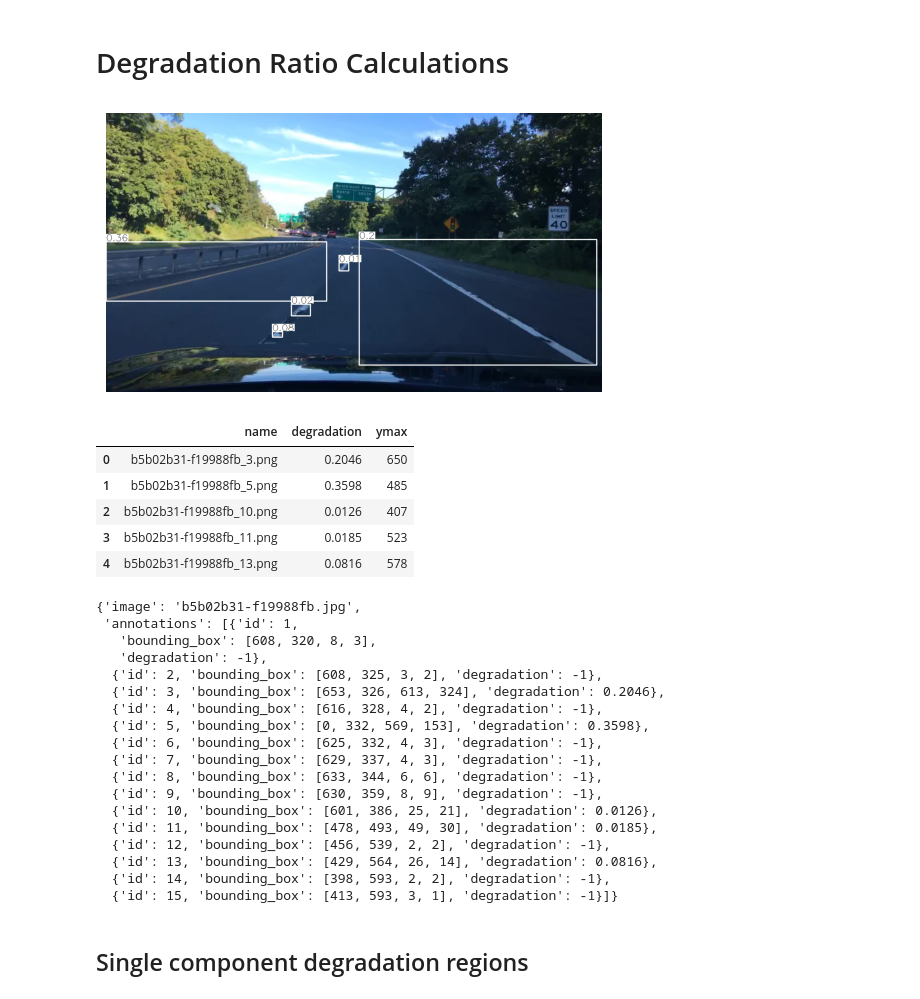
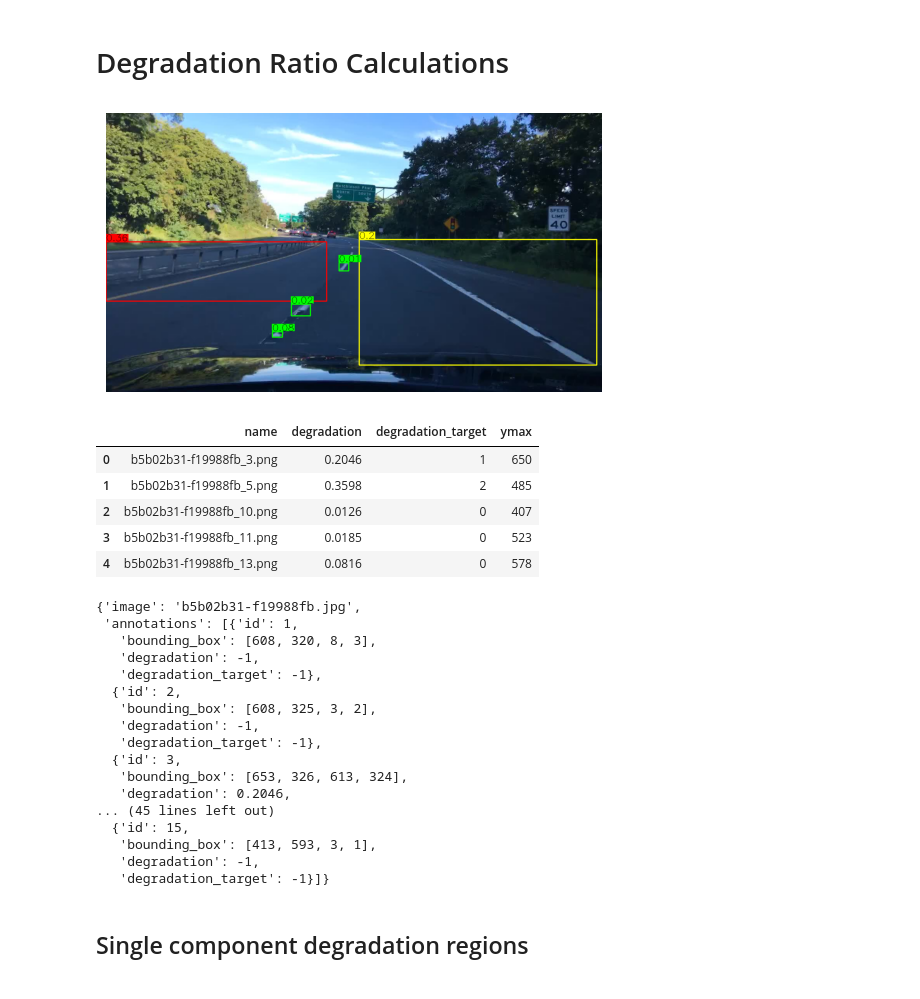
Before and after one commit to dfenny/LaneQ, a Jupyter notebook: degradation_calculation/degradation_labeling_v2.ipynb, the cells around one changed output. Drawn from its saved outputs; the diff is of its cells as text; code cells hidden in the pictures.

Commit message:
code updated to add degradation class

```diff
--- a/degradation_calculation/degradation_labeling_v2.ipynb
+++ b/degradation_calculation/degradation_labeling_v2.ipynb
@@ -58,6 +58,12 @@ component_len_limit = 100     # length of a lane above which degradatrion needs
 bin_length = 80               # length of a single part
 relax_threshold = 0.05        # percentage of the calculated threshold to reduce to relax the good pixel creterion
 
+# target class threshold bins
+degradation_threshold_bins = [0, 0.15, 0.3, 1]
+
+# class colors
+_color_map = {0: (0, 255, 0), 1: (255, 255, 0), 2: (255, 0, 0)}
+
 mask_name = ".".join(filename.split(".")[:-1]) + ".png"
 # %%
 # ensure all necessary folders are available
@@ -184,6 +190,9 @@ for idx in range(1, num_labels):
     if coco_bbox[2] < min_segment_dimension or coco_bbox[3] < min_segment_dimension:
         degradation_ratio = -1
 
+    degradation_target = np.digitize(degradation_ratio, degradation_threshold_bins, right=True) - 1
+    degradation_target = int(degradation_target)  # required to save json
+
     # save separate segment as png if degradation ratio is calculated
     if degradation_ratio >= 0:
         xmin, ymin, xmax, ymax = hp.box_coco_to_corner(coco_bbox)
@@ -201,6 +210,7 @@ for idx in range(1, num_labels):
         segment_info = {
             "name": segment_name,
             'degradation': degradation_ratio,
+            "degradation_target": degradation_target,
             'ymax': ymax
         }
         segment_labels.append(segment_info)
@@ -209,7 +219,8 @@ for idx in range(1, num_labels):
     mask_dict = {
         'id': idx,
         'bounding_box': coco_bbox,
-        'degradation': degradation_ratio
+        'degradation': degradation_ratio,
+        "degradation_target": degradation_target
     }
     annot_results.append(mask_dict)
 
@@ -220,30 +231,32 @@ annotations_dict = {
 # %%
 # visualize results
 temp = img.copy()
 for component in annot_results:
     ratio = component["degradation"]
     bbox = component["bounding_box"]
+    target = component["degradation_target"]
     if ratio < 0:
         continue
     bbox = hp.box_coco_to_corner(bbox)
-    temp = hp.add_bbox(img=temp, bbox=bbox, label=f"{round(ratio, 2)}", font_scale=0.8)
+    color = _color_map[target]
+    temp = hp.add_bbox(img=temp, bbox=bbox, label=f"{round(ratio, 2)}", font_scale=0.8, bbox_color=color)
 
 plt.imshow(temp)
 plt.axis("off")
 plt.show()
 # %% [output]
-[figure, old version]
+[figure, new version]
 # %%
 # segment label csv
 segment_df = pd.DataFrame(segment_labels)
 segment_df.head()
 # %% [output]
-|  | name | degradation | ymax |
-| 0 | b5b02b31-f19988fb_3.png | 0.2046 | 650 |
-| 1 | b5b02b31-f19988fb_5.png | 0.3598 | 485 |
-| 2 | b5b02b31-f19988fb_10.png | 0.0126 | 407 |
-| 3 | b5b02b31-f19988fb_11.png | 0.0185 | 523 |
-| 4 | b5b02b31-f19988fb_13.png | 0.0816 | 578 |
+|  | name | degradation | degradation_target | ymax |
+| 0 | b5b02b31-f19988fb_3.png | 0.2046 | 1 | 650 |
+| 1 | b5b02b31-f19988fb_5.png | 0.3598 | 2 | 485 |
+| 2 | b5b02b31-f19988fb_10.png | 0.0126 | 0 | 407 |
+| 3 | b5b02b31-f19988fb_11.png | 0.0185 | 0 | 523 |
+| 4 | b5b02b31-f19988fb_13.png | 0.0816 | 0 | 578 |
 # %%
 # image wise json
 json_out_path = os.path.join(annotations_output_dir, f"{save_name}.json")
@@ -255,21 +268,20 @@ annotations_dict
 {'image': 'b5b02b31-f19988fb.jpg',
  'annotations': [{'id': 1,
    'bounding_box': [608, 320, 8, 3],
-   'degradation': -1},
-  {'id': 2, 'bounding_box': [608, 325, 3, 2], 'degradation': -1},
-  {'id': 3, 'bounding_box': [653, 326, 613, 324], 'degradation': 0.2046},
-  {'id': 4, 'bounding_box': [616, 328, 4, 2], 'degradation': -1},
-  {'id': 5, 'bounding_box': [0, 332, 569, 153], 'degradation': 0.3598},
-  {'id': 6, 'bounding_box': [625, 332, 4, 3], 'degradation': -1},
-  {'id': 7, 'bounding_box': [629, 337, 4, 3], 'degradation': -1},
-  {'id': 8, 'bounding_box': [633, 344, 6, 6], 'degradation': -1},
-  {'id': 9, 'bounding_box': [630, 359, 8, 9], 'degradation': -1},
-  {'id': 10, 'bounding_box': [601, 386, 25, 21], 'degradation': 0.0126},
-  {'id': 11, 'bounding_box': [478, 493, 49, 30], 'degradation': 0.0185},
-  {'id': 12, 'bounding_box': [456, 539, 2, 2], 'degradation': -1},
-  {'id': 13, 'bounding_box': [429, 564, 26, 14], 'degradation': 0.0816},
-  {'id': 14, 'bounding_box': [398, 593, 2, 2], 'degradation': -1},
-  {'id': 15, 'bounding_box': [413, 593, 3, 1], 'degradation': -1}]}
+   'degradation': -1,
+   'degradation_target': -1},
+  {'id': 2,
+   'bounding_box': [608, 325, 3, 2],
+   'degradation': -1,
+   'degradation_target': -1},
+  {'id': 3,
+   'bounding_box': [653, 326, 613, 324],
+   'degradation': 0.2046,
+... (45 lines left out)
+  {'id': 15,
+   'bounding_box': [413, 593, 3, 1],
+   'degradation': -1,
+   'degradation_target': -1}]}
 # %% [markdown]
 ## Single component degradation regions
 # %%
```
Also changed, not shown: parts of 3 cells of this notebook, 3 other files.
